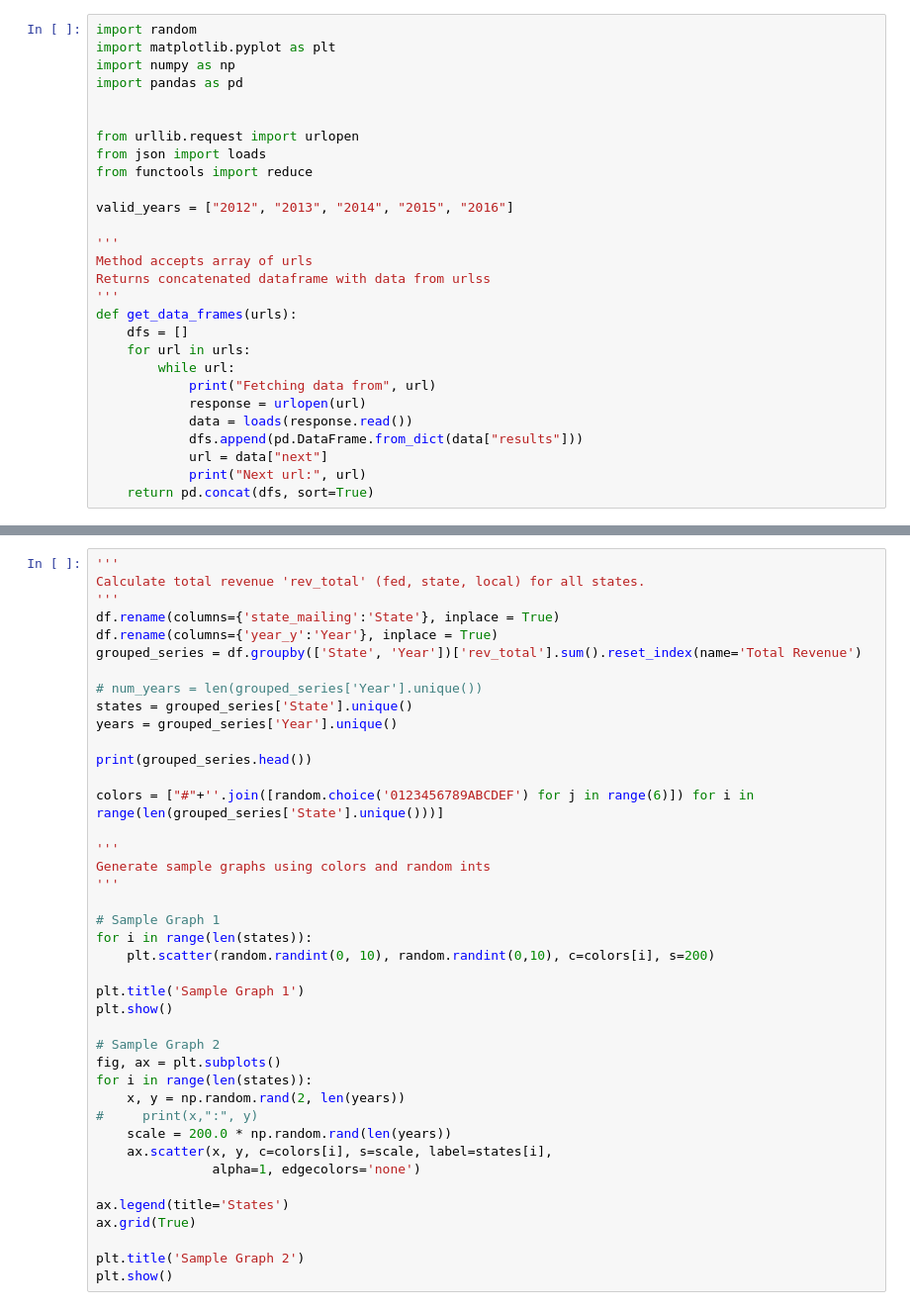
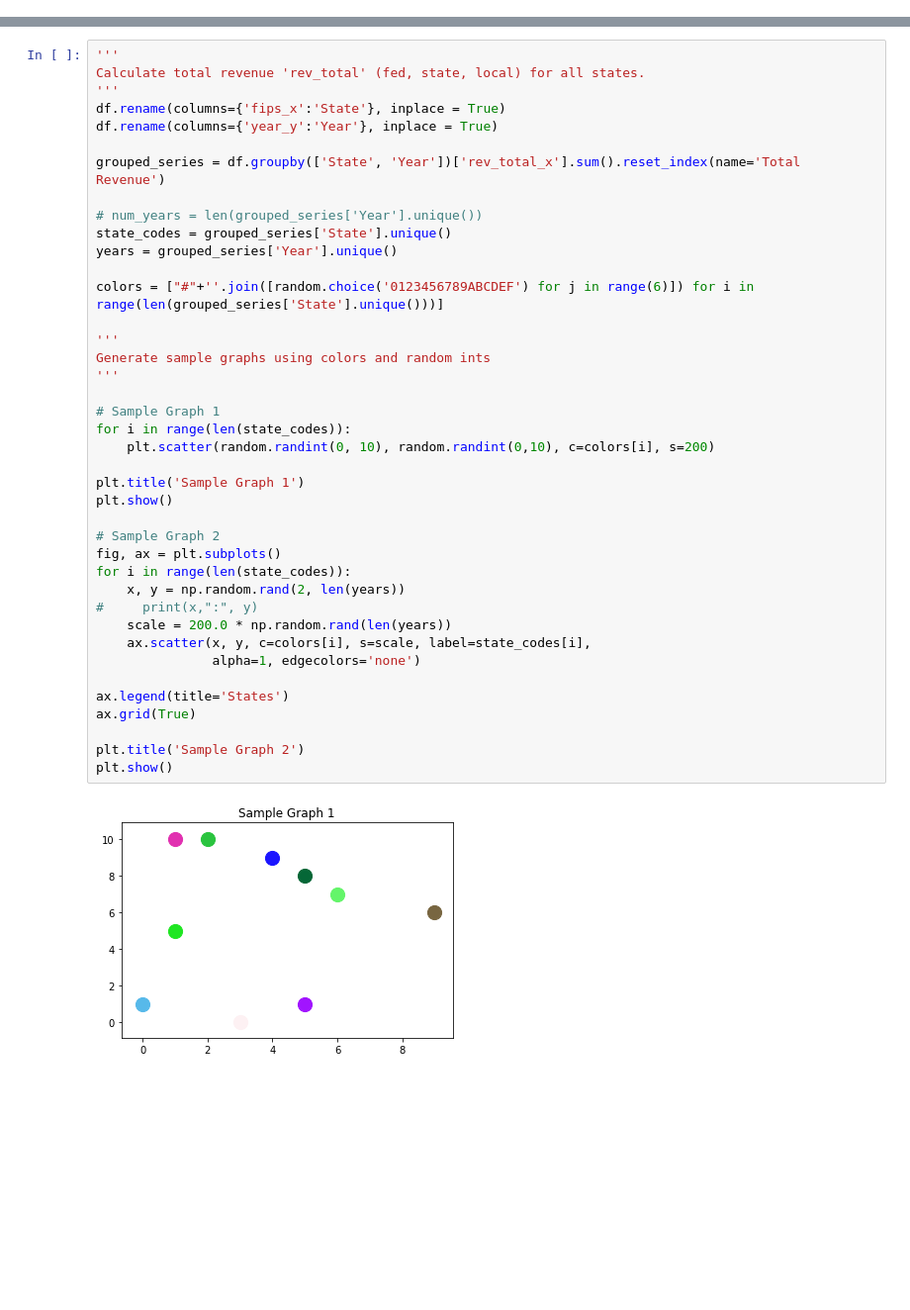
Before and after one commit to apaniagua6/Covid-impact-graduation, a Jupyter notebook: 03-educationdata-dashboards/finance_load_data.ipynb, the cells around one changed output, grey strips where cells are left out. Shown at 99% size. Saved outputs shown, nothing was run; the diff lists cells and outputs as text; blank space fills up the shorter version.

Commit message:
add Federal Information Processing Standards state code & refactor code to use that instead of 'state_mailing' col

```diff
--- a/03-educationdata-dashboards/finance_load_data.ipynb
+++ b/03-educationdata-dashboards/finance_load_data.ipynb
@@ -1,28 +0,0 @@
-# %%
-import random
-import matplotlib.pyplot as plt
-import numpy as np
-import pandas as pd
-
-
-from urllib.request import urlopen
-from json import loads
-from functools import reduce
-
-valid_years = ["2012", "2013", "2014", "2015", "2016"]
-
-'''
-Method accepts array of urls
-Returns concatenated dataframe with data from urlss
-'''
-def get_data_frames(urls):
-    dfs = []
-    for url in urls:
-        while url:
-            print("Fetching data from", url)
-            response = urlopen(url)
-            data = loads(response.read())
-            dfs.append(pd.DataFrame.from_dict(data["results"]))
-            url = data["next"]
-            print("Next url:", url)
-    return pd.concat(dfs, sort=True)
@@ -81,40 +200,41 @@ df.head()
 '''
 Calculate total revenue 'rev_total' (fed, state, local) for all states.
 '''
-df.rename(columns={'state_mailing':'State'}, inplace = True)
+df.rename(columns={'fips_x':'State'}, inplace = True)
 df.rename(columns={'year_y':'Year'}, inplace = True)
-grouped_series = df.groupby(['State', 'Year'])['rev_total'].sum().reset_index(name='Total Revenue')
+
+grouped_series = df.groupby(['State', 'Year'])['rev_total_x'].sum().reset_index(name='Total Revenue')
 
 # num_years = len(grouped_series['Year'].unique())
-states = grouped_series['State'].unique()
+state_codes = grouped_series['State'].unique()
 years = grouped_series['Year'].unique()
-
-print(grouped_series.head())
 
 colors = ["#"+''.join([random.choice('0123456789ABCDEF') for j in range(6)]) for i in range(len(grouped_series['State'].unique()))]
 
 '''
 Generate sample graphs using colors and random ints
 '''
 
 # Sample Graph 1
-for i in range(len(states)):
+for i in range(len(state_codes)):
     plt.scatter(random.randint(0, 10), random.randint(0,10), c=colors[i], s=200)
 
 plt.title('Sample Graph 1')
 plt.show()
 
 # Sample Graph 2
 fig, ax = plt.subplots()
-for i in range(len(states)):
+for i in range(len(state_codes)):
     x, y = np.random.rand(2, len(years))
 #     print(x,":", y)
     scale = 200.0 * np.random.rand(len(years))
-    ax.scatter(x, y, c=colors[i], s=scale, label=states[i],
+    ax.scatter(x, y, c=colors[i], s=scale, label=state_codes[i],
                alpha=1, edgecolors='none')
 
 ax.legend(title='States')
 ax.grid(True)
 
 plt.title('Sample Graph 2')
 plt.show()
+# %% [output]
+[figure, added]
```
Also changed, not shown: parts of 11 cells of this notebook.
